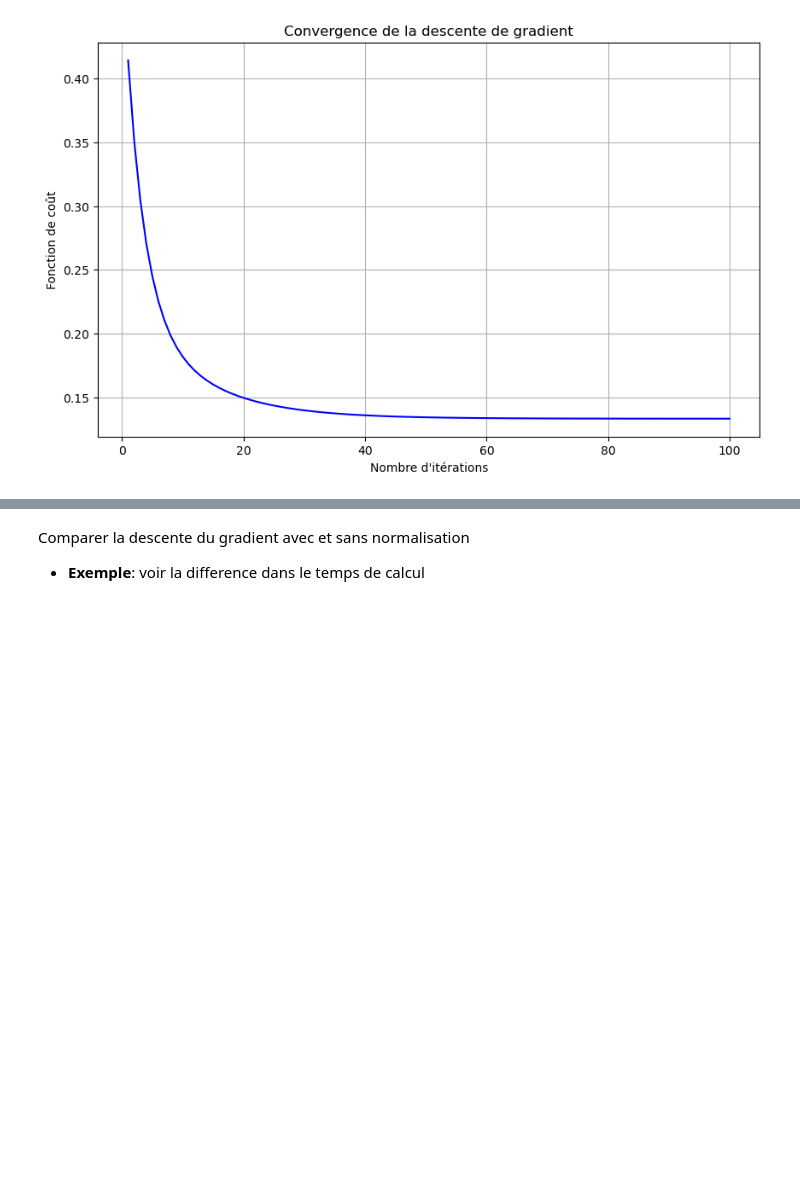
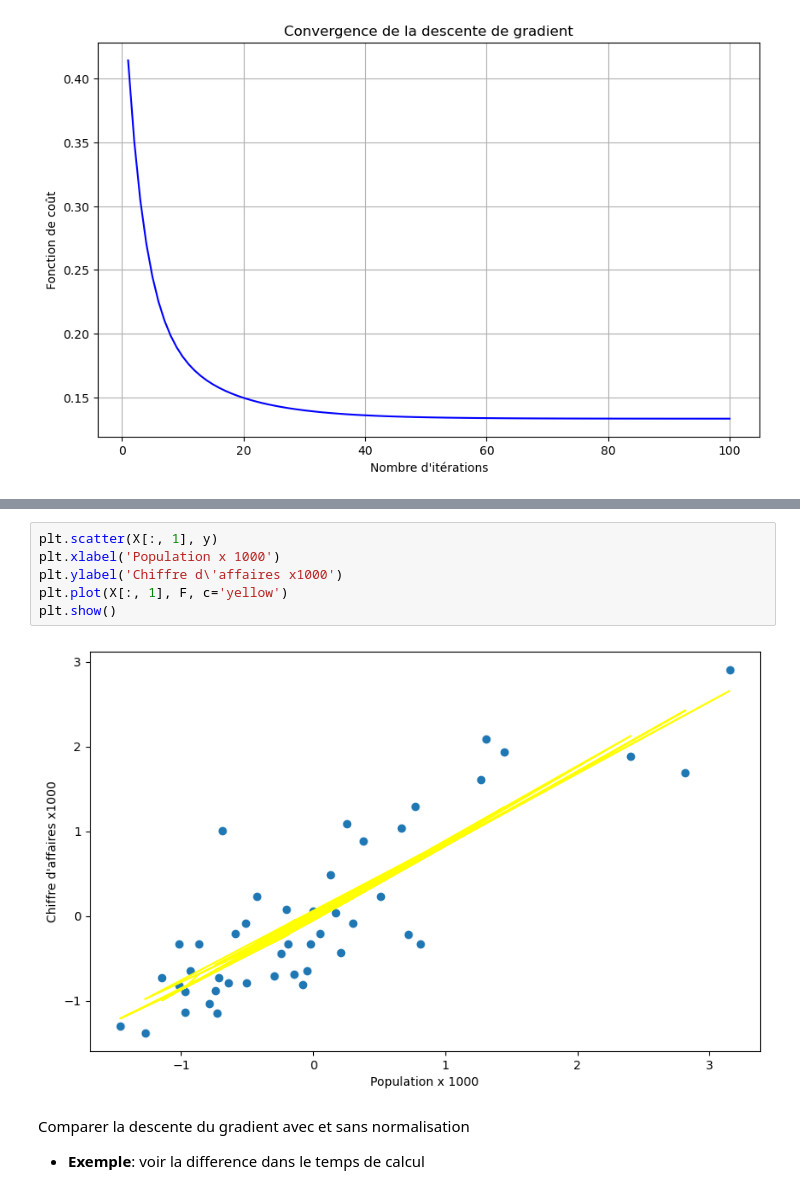
Before and after one commit to felladib/res_neurons, a Jupyter notebook: TP2/TP 2 Descente du gradient.ipynb, the cells around one changed output, grey strips where cells are left out. Drawn from its saved outputs; the diff is of its cells as text; blank space fills up the shorter version.

```diff
--- a/TP2/TP 2 Descente du gradient.ipynb
+++ b/TP2/TP 2 Descente du gradient.ipynb
@@ -343,3 +391,11 @@ plt.show()
+# %%
+plt.scatter(X[:, 1], y)
+plt.xlabel('Population x 1000')
+plt.ylabel('Chiffre d\'affaires x1000')
+plt.plot(X[:, 1], F, c='yellow')
+plt.show()
+# %% [output]
+[figure, added]
 # %% [markdown]
 Comparer la descente du gradient avec et sans normalisation
 - **Exemple**: voir la difference dans le temps de calcul
```
Also changed, not shown: parts of 7 cells of this notebook.
